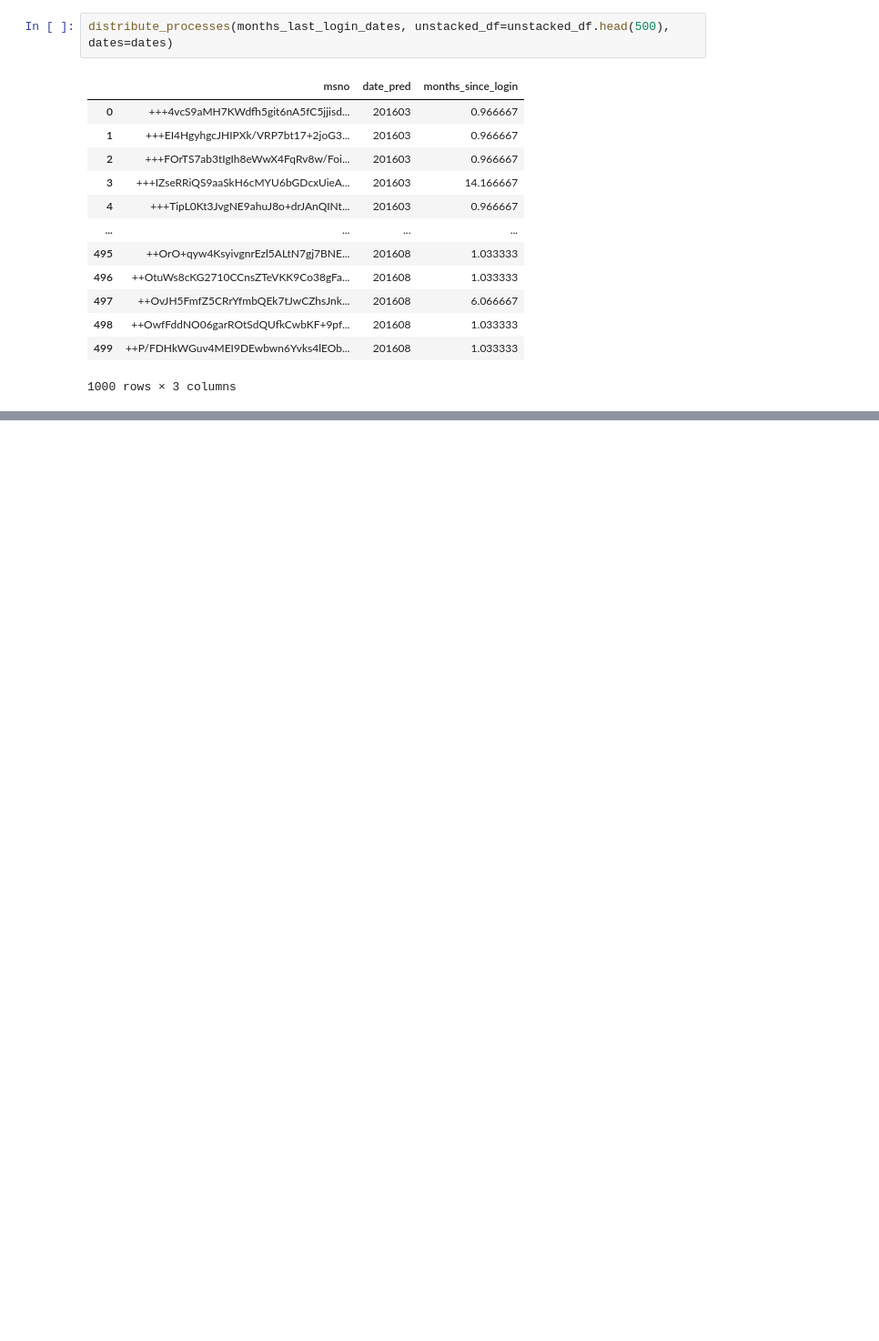
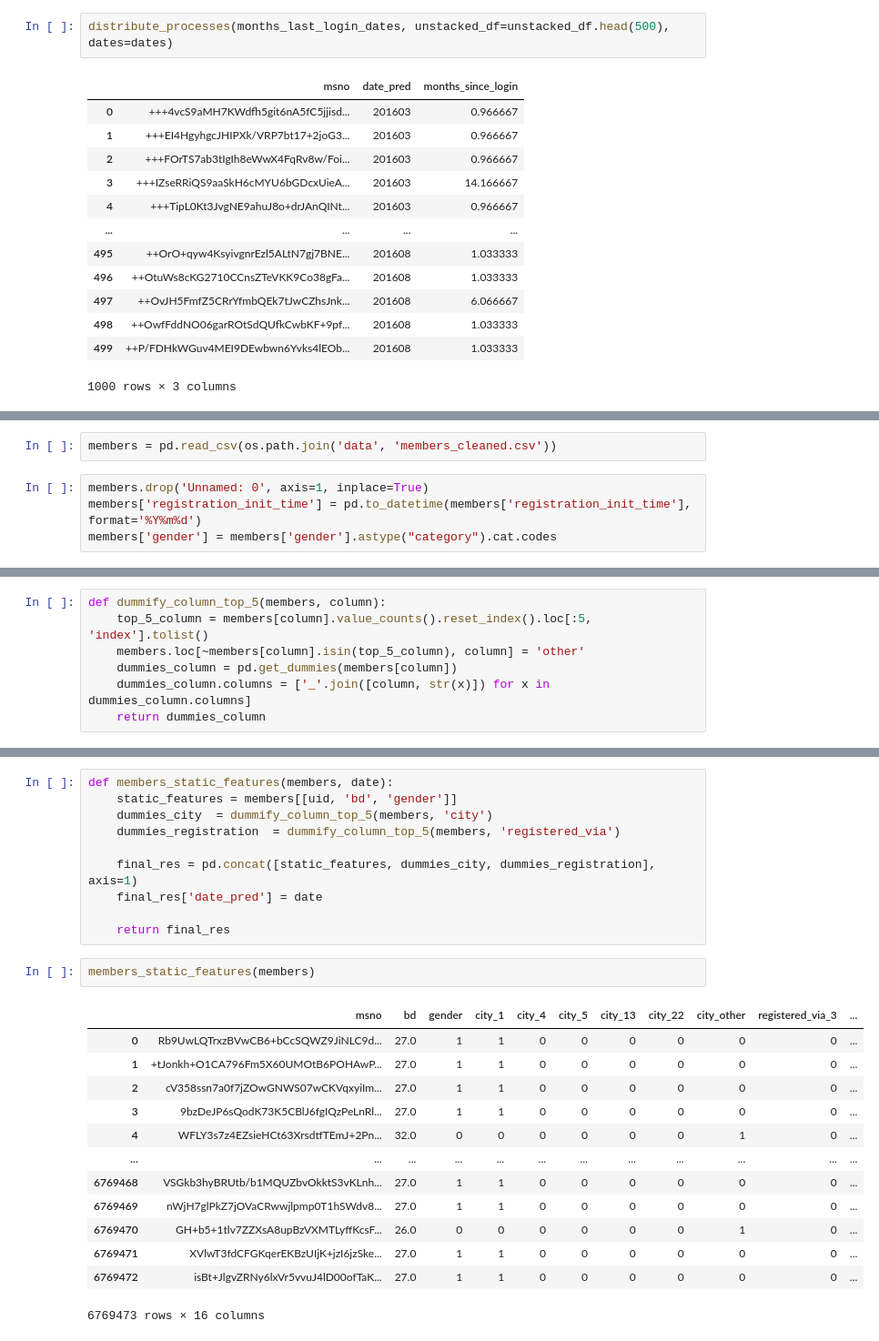
Before and after one commit to achrafaourik/Churn-Prediction, a Jupyter notebook: Feature Engineering.ipynb, the cells around one changed output, grey strips where cells are left out. Shown: that part at 91% size. Drawn from its saved outputs; the diff is of its cells as text; blank space fills up the shorter version.

```diff
--- a/Feature Engineering.ipynb
+++ b/Feature Engineering.ipynb
@@ -250,0 +414,6 @@ distribute_processes(months_last_login_dates, unstacked_df=unstacked_df.head(500
+# %%
+members = pd.read_csv(os.path.join('data', 'members_cleaned.csv'))
+# %%
+members.drop('Unnamed: 0', axis=1, inplace=True)
+members['registration_init_time'] = pd.to_datetime(members['registration_init_time'], format='%Y%m%d')
+members['gender'] = members['gender'].astype("category").cat.codes
@@ -250,0 +439,7 @@ distribute_processes(months_last_login_dates, unstacked_df=unstacked_df.head(500
+# %%
+def dummify_column_top_5(members, column):
+    top_5_column = members[column].value_counts().reset_index().loc[:5, 'index'].tolist()
+    members.loc[~members[column].isin(top_5_column), column] = 'other'
+    dummies_column = pd.get_dummies(members[column])
+    dummies_column.columns = ['_'.join([column, str(x)]) for x in dummies_column.columns]
+    return dummies_column
@@ -250,0 +462,26 @@ distribute_processes(months_last_login_dates, unstacked_df=unstacked_df.head(500
+# %%
+def members_static_features(members, date):
+    static_features = members[[uid, 'bd', 'gender']]
+    dummies_city  = dummify_column_top_5(members, 'city')
+    dummies_registration  = dummify_column_top_5(members, 'registered_via')
+
+    final_res = pd.concat([static_features, dummies_city, dummies_registration], axis=1)
+    final_res['date_pred'] = date
+
+    return final_res
+# %%
+members_static_features(members)
+# %% [output]
+|  | msno | bd | gender | city_1 | city_4 | city_5 | city_13 | city_22 | city_other | registered_via_3 | ... |
+| 0 | Rb9UwLQTrxzBVwCB6+bCcSQWZ9JiNLC9d... | 27.0 | 1 | 1 | 0 | 0 | 0 | 0 | 0 | 0 | ... |
+| 1 | +tJonkh+O1CA796Fm5X60UMOtB6POHAwP... | 27.0 | 1 | 1 | 0 | 0 | 0 | 0 | 0 | 0 | ... |
+| 2 | cV358ssn7a0f7jZOwGNWS07wCKVqxyiIm... | 27.0 | 1 | 1 | 0 | 0 | 0 | 0 | 0 | 0 | ... |
+| 3 | 9bzDeJP6sQodK73K5CBlJ6fgIQzPeLnRl... | 27.0 | 1 | 1 | 0 | 0 | 0 | 0 | 0 | 0 | ... |
+| 4 | WFLY3s7z4EZsieHCt63XrsdtfTEmJ+2Pn... | 32.0 | 0 | 0 | 0 | 0 | 0 | 0 | 1 | 0 | ... |
+| ... | ... | ... | ... | ... | ... | ... | ... | ... | ... | ... | ... |
+| 6769468 | VSGkb3hyBRUtb/b1MQUZbvOkktS3vKLnh... | 27.0 | 1 | 1 | 0 | 0 | 0 | 0 | 0 | 0 | ... |
+| 6769469 | nWjH7glPkZ7jOVaCRwwjlpmp0T1hSWdv8... | 27.0 | 1 | 1 | 0 | 0 | 0 | 0 | 0 | 0 | ... |
+| 6769470 | GH+b5+1tlv7ZZXsA8upBzVXMTLyffKcsF... | 26.0 | 0 | 0 | 0 | 0 | 0 | 0 | 1 | 0 | ... |
+| 6769471 | XVlwT3fdCFGKqerEKBzUIjK+jzI6jzSke... | 27.0 | 1 | 1 | 0 | 0 | 0 | 0 | 0 | 0 | ... |
+| 6769472 | isBt+JlgvZRNy6lxVr5vvuJ4lD00ofTaK... | 27.0 | 1 | 1 | 0 | 0 | 0 | 0 | 0 | 0 | ... |
+6769473 rows × 16 columns
```
Also changed, not shown: parts of 53 cells of this notebook, 2 other files.
